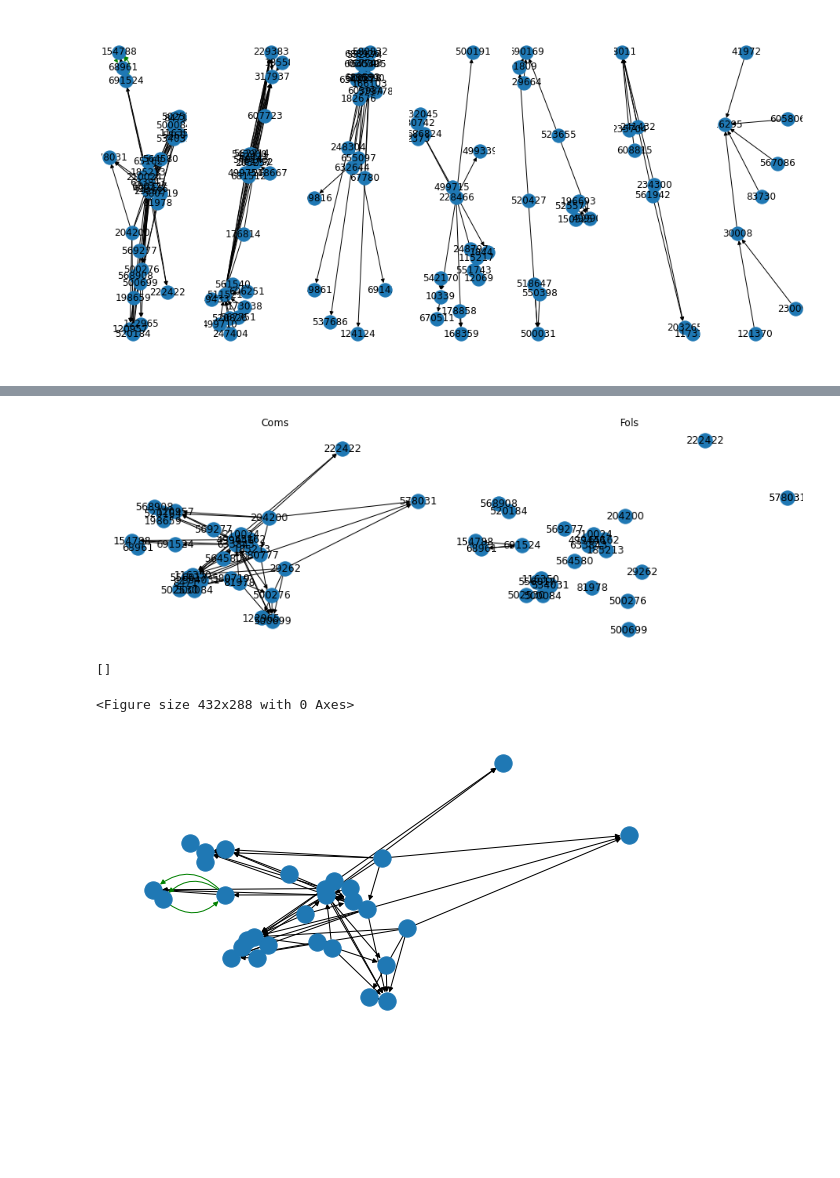
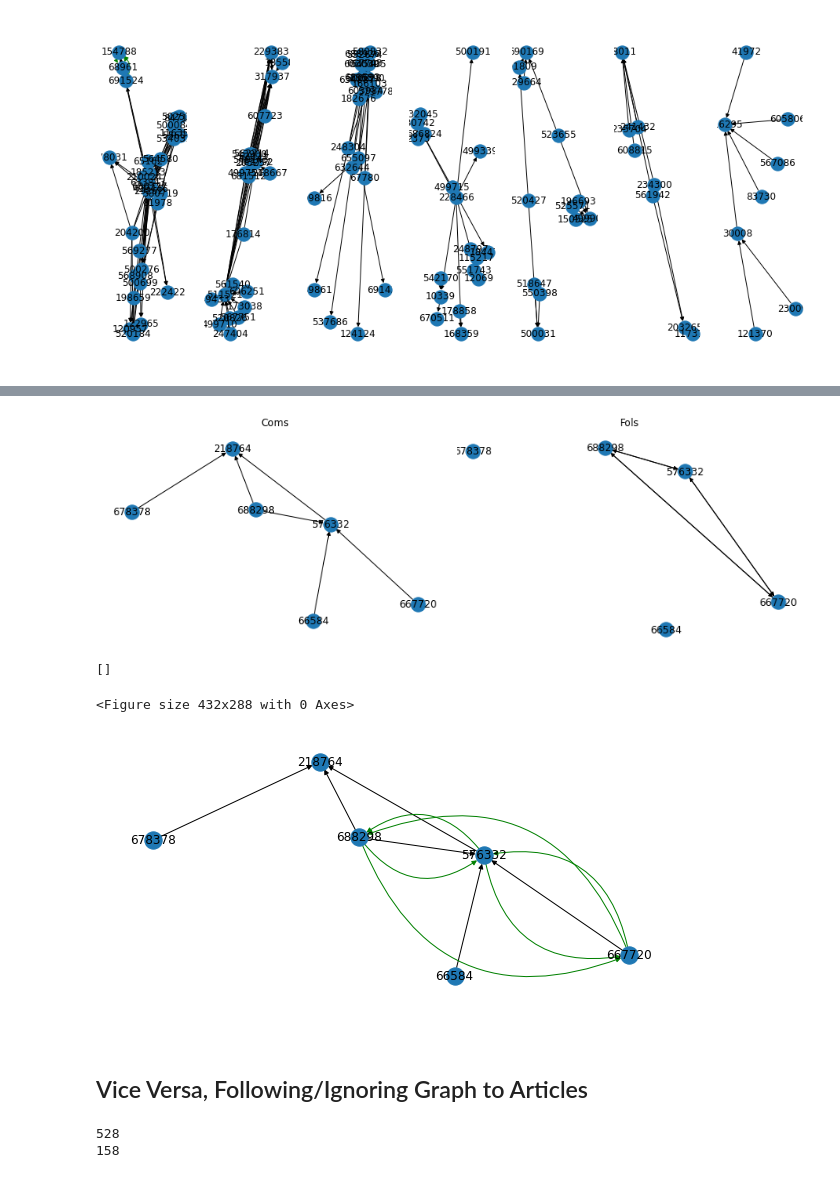
Before and after one commit to oStritze/sna, a Jupyter notebook: src/static_dynamic.ipynb, the cells around one changed output, grey strips where cells are left out. Cells and saved outputs as stored; diff of their text form; code cells hidden in the pictures; blank space fills up the shorter version.

Commit message:
add data for static_dyanmic, add some figures, update notebook

```diff
--- a/src/static_dynamic.ipynb
+++ b/src/static_dynamic.ipynb
@@ -42,25 +46,26 @@ postings_inl["ID_Article"].value_counts()[:-100]
 2000102519385       85
 Name: ID_Article, Length: 227, dtype: int64
 # %%
-# "Welcher ""Austausch"" der Bevölkerung in Österreich tatsächlich stattfindet" = 2000103481296
-article_id = 2000102742130
+def create_graphs_from_article_id(article_id, all_votes, comm_min_size=3, ):
+    art_selected = postings_inl[postings_inl["ID_Article"] == article_id]
 
-art_selected = postings_inl[postings_inl["ID_Article"] == article_id]
-
-# this is not so easily feasible because the union of graphs changes the node_ids and will not be
-# comparable to the "static" following/ignoring graphs anymore
-# G = read_graph.get_all_users_interactions(art_selected, all_votes, multi_di_graph=True, with_timestamp=True)
-g_pos = read_graph.get_users_voted_other_users(postings=art_selected, with_timestamp=True)
-g_neg = read_graph.get_users_voted_other_users(postings=art_selected, positive_vote=False, with_timestamp=True)
-#g_ = nx.union(g_pos, g_neg, rename=("p-", "h-"))
+    # this is not so easily feasible because the union of graphs changes the node_ids and will not be
+    # comparable to the "static" following/ignoring graphs anymore
+    # G = read_graph.get_all_users_interactions(art_selected, all_votes, multi_di_graph=True, with_timestamp=True)
+    g_pos = read_graph.get_users_voted_other_users(postings=art_selected, votes=all_votes, with_timestamp=True)
+    g_neg = read_graph.get_users_voted_other_users(postings=art_selected, votes=all_votes, positive_vote=False, with_timestamp=True)
+    #g_ = nx.union(g_pos, g_neg, rename=("p-", "h-"))
 
 
-g_pos_timerange = nx.get_edge_attributes(g_pos, "created_at").values()
-g_neg_timerange = nx.get_edge_attributes(g_neg, "created_at").values()
-pos_interval = (min(g_pos_timerange), max(g_pos_timerange))
-neg_interval = (min(g_neg_timerange), max(g_neg_timerange))
+    g_pos_timerange = nx.get_edge_attributes(g_pos, "created_at").values()
+    g_neg_timerange = nx.get_edge_attributes(g_neg, "created_at").values()
+    pos_interval = (min(g_pos_timerange), max(g_pos_timerange))
+    neg_interval = (min(g_neg_timerange), max(g_neg_timerange))
 
-communities = utils.get_communities(g_pos, min_size=3, sort_by_sum_interactions=False)
+    com_pos = utils.get_communities(g_pos, min_size=comm_min_size, sort_by_sum_interactions=False)
+    com_neg = utils.get_communities(g_neg, min_size=comm_min_size, sort_by_sum_interactions=False)
+
+    return g_pos, g_neg, pos_interval, neg_interval, com_pos, com_neg
 
 #Gs = utils.generate_snapshots_over_time(G, minutes=60, max_snapshots=150, interval=interval, include_final=False)
 # %%
@@ -133,5 +209,11 @@ for c in communities:
 # %%
-com = communities[0]
+#2000103903057 ,c_pos[10] ## very good example
+#2000102742130
+article_id = 2000103903057
+
+g_pos, g_neg, pos_interval, neg_interval, c_pos, c_neg = create_graphs_from_article_id(article_id, all_votes)
+
+com = c_pos[10]
 
 gp = g_pos.subgraph(com)
 gf = G_fol.subgraph(com)
@@ -153,15 +235,27 @@ plt.title("Fols")
 plt.tight_layout()
 plt.show()
 # %% [output]
-[figure, old version]
+[figure, new version]
 # %%
 plt.clf()
 #positioning = nx.spring_layout(gp)
 plt.figure(figsize=(8,4))
-nx.draw(gp, positioning, with_labels=False, arrows=True)
+nx.draw(gp, positioning, with_labels=True, arrows=True)
 nx.draw_networkx_edges(gf, positioning, edge_color="green", connectionstyle="arc3, rad=0.5" )
 nx.draw_networkx_edges(gi, positioning, edge_color="red", connectionstyle="arc3, rad=0.5" )
 # %% [output]
 []
 <Figure size 432x288 with 0 Axes>
-[figure, old version]
+[figure, new version]
+# %% [markdown]
+## Vice Versa, Following/Ignoring Graph to Articles
+# %%
+from networkx.algorithms import community
+
+communities_F = list(community.greedy_modularity_communities(nx.Graph(G_fol)))
+print(len(communities_F))
+communities_I = list(community.greedy_modularity_communities(nx.Graph(G_ign)))
+print(len(communities_I))
+# %% [output]
+528
+158
```
Also changed, not shown: parts of 29 cells of this notebook, 3 other files.
